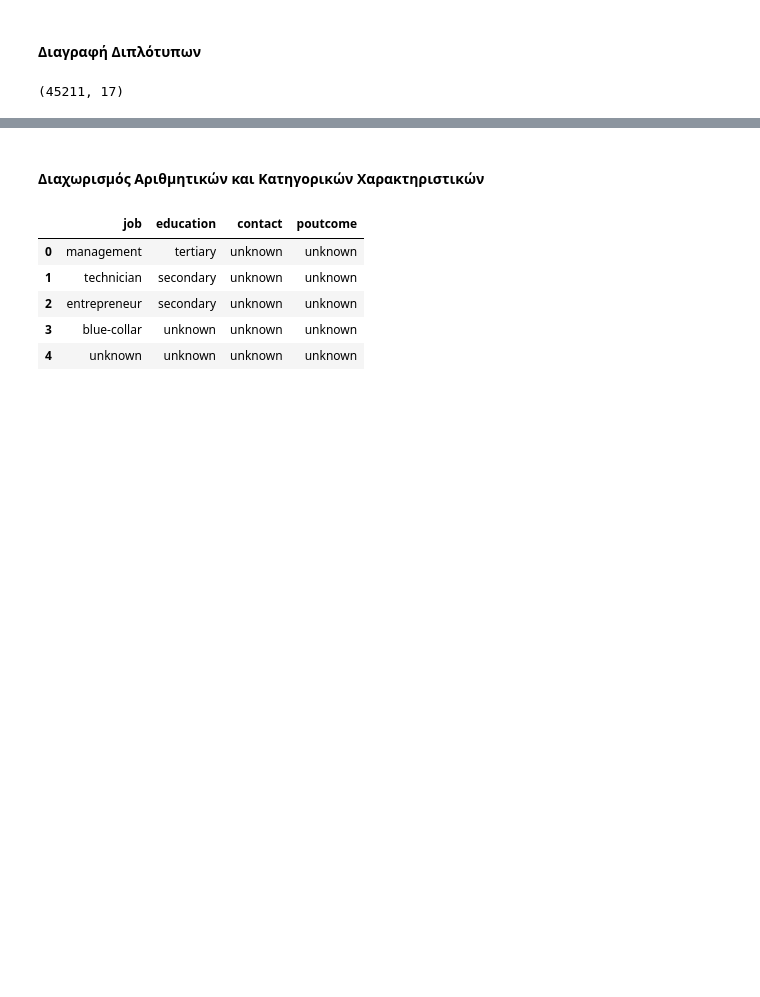
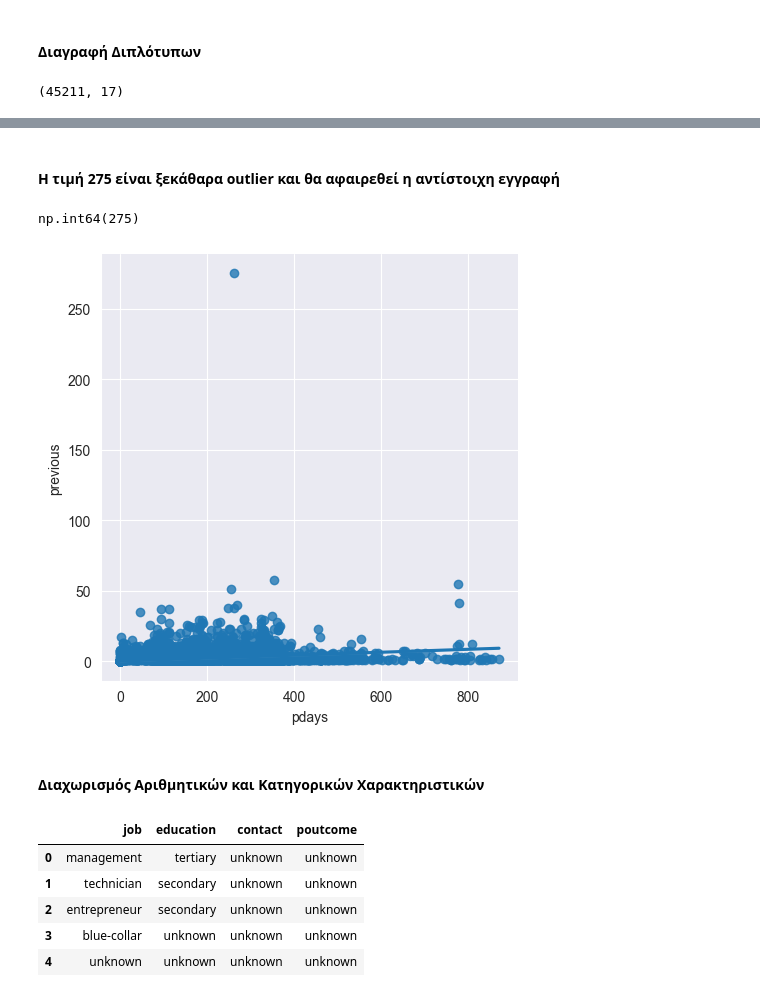
Before and after one commit to chMastellou/Data_Analysis_Assignment_2024, a Jupyter notebook: data_preprocessing/data_preprocessing.ipynb, the cells around one changed output, grey strips where cells are left out. Saved outputs shown, nothing was run; the diff lists cells and outputs as text; code cells hidden in the pictures; blank space fills up the shorter version.

```diff
--- a/data_preprocessing/data_preprocessing.ipynb
+++ b/data_preprocessing/data_preprocessing.ipynb
@@ -74,3 +165,11 @@ clean_data.shape
+# %% [markdown]
+#### Η τιμή 275 είναι ξεκάθαρα outlier και θα αφαιρεθεί η αντίστοιχη εγγραφή
+# %%
+sns.lmplot(x="pdays", y="previous", data=data_no_dupes )
+data_no_dupes.previous.max()
+# %% [output]
+np.int64(275)
+[figure, added]
 # %% [markdown]
 #### Διαχωρισμός Αριθμητικών και Κατηγορικών Χαρακτηριστικών
 # %%
```
Also changed, not shown: parts of 62 cells of this notebook.
